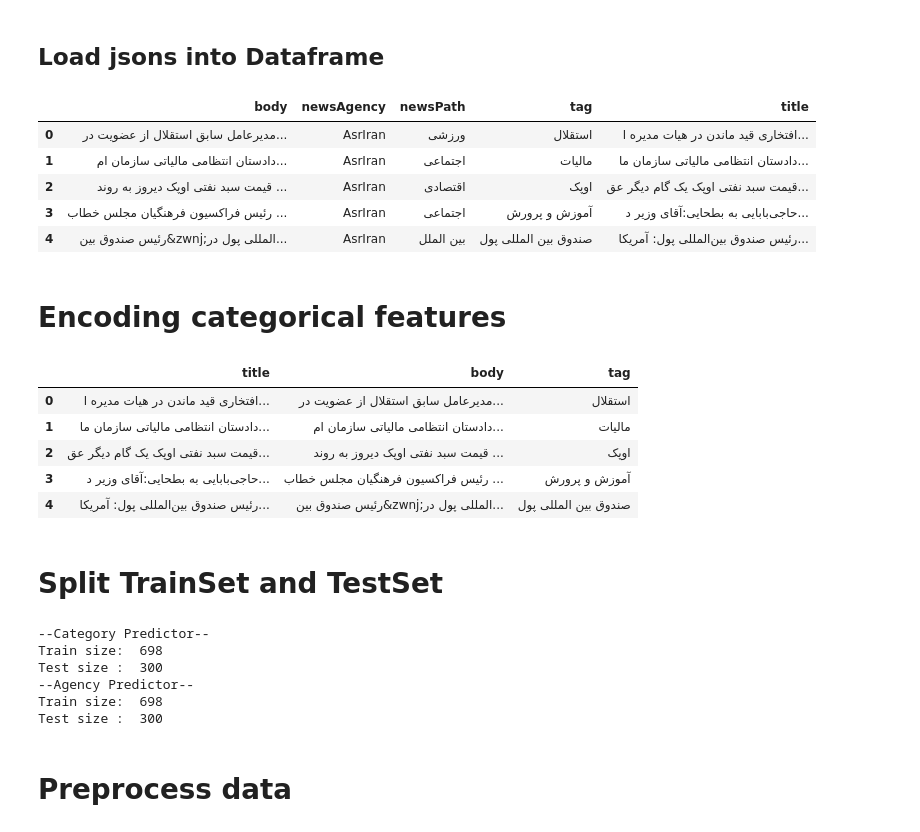
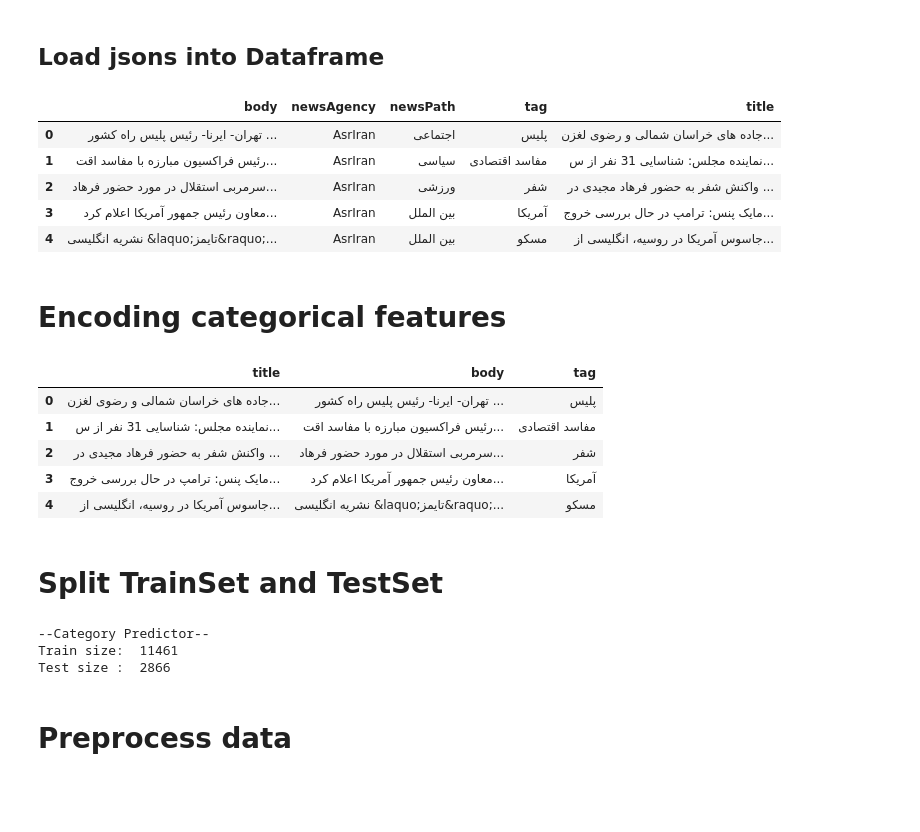
Before and after one commit to parsa-abbasi/Persian-News-Classifier, a Jupyter notebook: nlp.ipynb, the cells around one changed output. Drawn from its saved outputs; the diff is of its cells as text; code cells hidden in the pictures; blank space fills up the shorter version.

```diff
--- a/nlp.ipynb
+++ b/nlp.ipynb
@@ -47,7 +57,8 @@ Saving out.jsonl to out.jsonl
 # %%
-file = open('out.jsonl', 'r')
-s = file.readlines()
+# Import asriran dataset
+file = open('asriran.jsonl', 'r')
+asriran = file.readlines()
 
 
-print('There is {} item available'.format(len(s)))
+print('There is {} item available'.format(len(asriran)))
 # %% [output]
@@ -85,31 +116,31 @@ There is 1000 item available
 # %%
 def prepare_json(j):
   # clear newsPath
   newsPath = j['newsPath']
   newsPath = newsPath.replace('عصرايران دو » ','')
   newsPath = newsPath.replace('صفحه نخست » ','')
   j['newsPath'] = newsPath
   return j
 
 
 raw_data = []
-for item in s:
+for item in asriran:
   try:
     j = json.loads(item)
     prepare_json(j)
     # print(list(j['tags'].keys())[0])
     raw_data.append({'title': j['title'], 'body':j['body'], 'newsAgency': j['NewsAgency'], 'newsPath':j['newsPath'], 'tag':list(j['tags'].keys())[0] })
   except:
     pass
 df = pd.DataFrame(raw_data)
 df.head()
 # %% [output]
 |  | body | newsAgency | newsPath | tag | title |
-| 0 | مدیرعامل سابق استقلال از عضویت در... | AsrIran | ورزشی | استقلال | افتخاری قید ماندن در هیات مدیره ا... |
-| 1 | دادستان انتظامی مالیاتی سازمان ام... | AsrIran | اجتماعی | مالیات | دادستان انتظامی مالیاتی سازمان ما... |
-| 2 | قیمت سبد نفتی اوپک دیروز به روند ... | AsrIran | اقتصادی | اوپک | قیمت سبد نفتی اوپک یک گام دیگر عق... |
-| 3 | رئیس فراکسیون فرهنگیان مجلس خطاب ... | AsrIran | اجتماعی | آموزش و پرورش | حاجی‌بابایی به بطحایی:آقای وزیر د... |
-| 4 | رئیس صندوق بین&zwnj;المللی پول در... | AsrIran | بین الملل | صندوق بین المللی پول | رئیس صندوق بین‌المللی پول: آمریکا... |
+| 0 | تهران- ایرنا- رئیس پلیس راه کشور ... | AsrIran | اجتماعی | پلیس | جاده های خراسان شمالی و رضوی لغزن... |
+| 1 | رئیس فراکسیون مبارزه با مفاسد اقت... | AsrIran | سیاسی | مفاسد اقتصادی | نماینده مجلس: شناسایی 31 نفر از س... |
+| 2 | سرمربی استقلال در مورد حضور فرهاد... | AsrIran | ورزشی | شفر | واکنش شفر به حضور فرهاد مجیدی در ... |
+| 3 | معاون رئیس جمهور آمریکا اعلام کرد... | AsrIran | بین الملل | آمریکا | مایک پنس: ترامپ در حال بررسی خروج... |
+| 4 | نشریه انگلیسی &laquo;تایمز&raquo;... | AsrIran | بین الملل | مسکو | جاسوس آمریکا در روسیه، انگلیسی از... |
 # %% [markdown]
 # Encoding categorical features
 # %%
@@ -128,32 +159,23 @@ y_agency = df ['newsAgency']
 x.head()
 # %% [output]
 |  | title | body | tag |
-| 0 | افتخاری قید ماندن در هیات مدیره ا... | مدیرعامل سابق استقلال از عضویت در... | استقلال |
-| 1 | دادستان انتظامی مالیاتی سازمان ما... | دادستان انتظامی مالیاتی سازمان ام... | مالیات |
-| 2 | قیمت سبد نفتی اوپک یک گام دیگر عق... | قیمت سبد نفتی اوپک دیروز به روند ... | اوپک |
-| 3 | حاجی‌بابایی به بطحایی:آقای وزیر د... | رئیس فراکسیون فرهنگیان مجلس خطاب ... | آموزش و پرورش |
-| 4 | رئیس صندوق بین‌المللی پول: آمریکا... | رئیس صندوق بین&zwnj;المللی پول در... | صندوق بین المللی پول |
+| 0 | جاده های خراسان شمالی و رضوی لغزن... | تهران- ایرنا- رئیس پلیس راه کشور ... | پلیس |
+| 1 | نماینده مجلس: شناسایی 31 نفر از س... | رئیس فراکسیون مبارزه با مفاسد اقت... | مفاسد اقتصادی |
+| 2 | واکنش شفر به حضور فرهاد مجیدی در ... | سرمربی استقلال در مورد حضور فرهاد... | شفر |
+| 3 | مایک پنس: ترامپ در حال بررسی خروج... | معاون رئیس جمهور آمریکا اعلام کرد... | آمریکا |
+| 4 | جاسوس آمریکا در روسیه، انگلیسی از... | نشریه انگلیسی &laquo;تایمز&raquo;... | مسکو |
 # %% [markdown]
 # Split TrainSet and TestSet
 # %%
 # Split for category predictor
-x_cat_train, x_cat_test, y_cat_train, y_cat_test = train_test_split(x, y_category, test_size=0.3, random_state=42)
+x_cat_train, x_cat_test, y_cat_train, y_cat_test = train_test_split(x, y_category, test_size=0.20)
 print('--Category Predictor--')
 print('Train size: ',len(x_cat_train))
 print('Test size : ',len(x_cat_test))
-
-# Split for category predictor
-x_ag_train, x_ag_test, y_ag_train, y_ag_test = train_test_split(x, y_agency, test_size=0.3, random_state=42)
-print('--Agency Predictor--')
-print('Train size: ',len(x_ag_train))
-print('Test size : ',len(x_ag_test))
 # %% [output]
 --Category Predictor--
-Train size:  698
-Test size :  300
---Agency Predictor--
-Train size:  698
-Test size :  300
+Train size:  11461
+Test size :  2866
 # %% [markdown]
 # Preprocess data
 # %%
```
Also changed, not shown: parts of 19 cells of this notebook.
